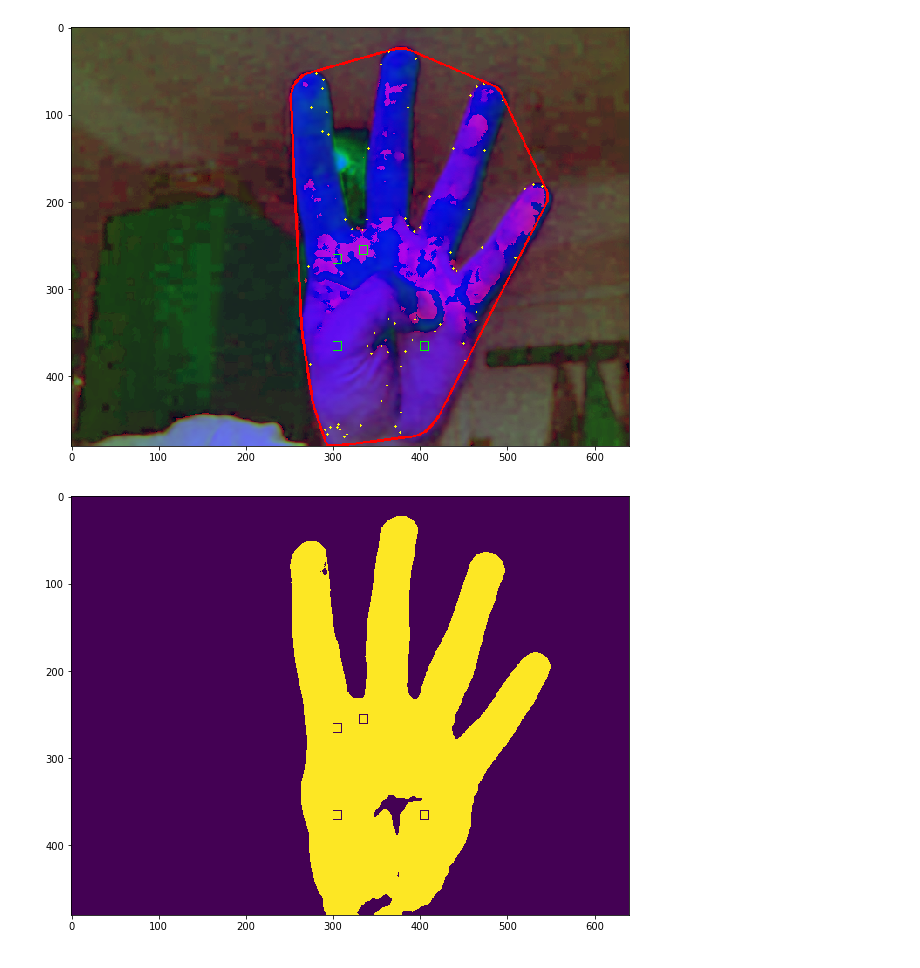
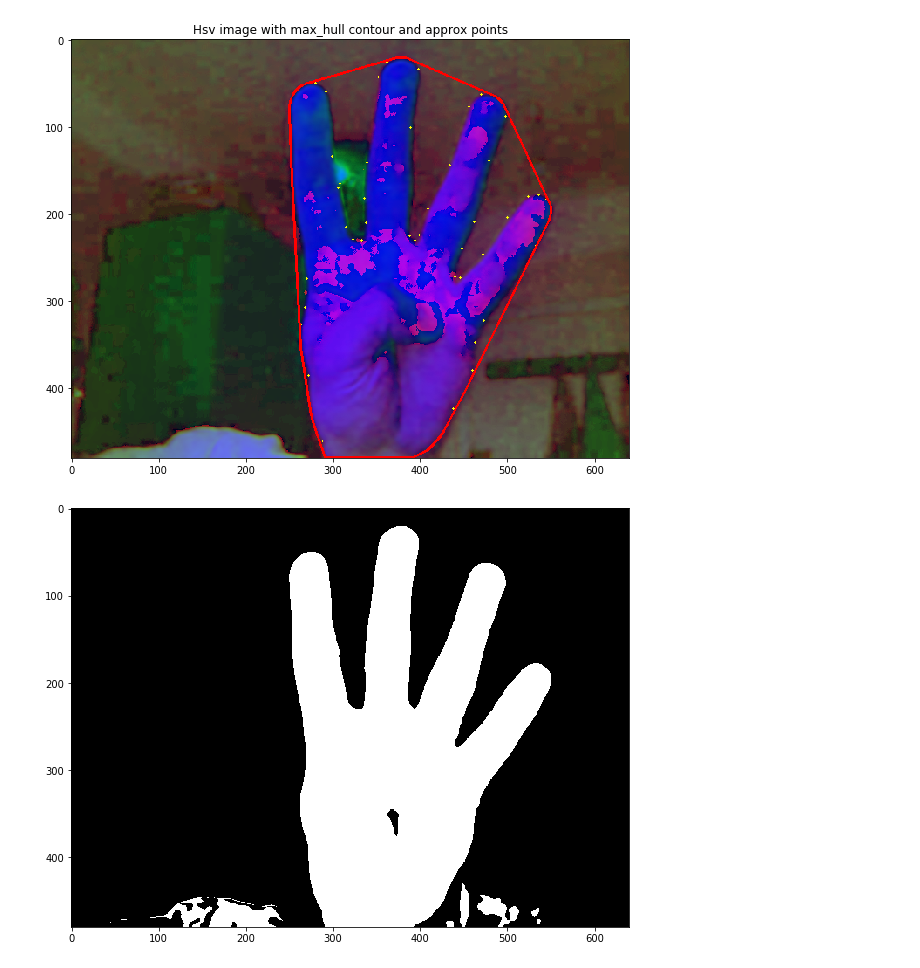
Before and after one commit to vanhry/Count-fingers, a Jupyter notebook: image_process.ipynb, the cells around one changed output. Drawn from its saved outputs; the diff is of its cells as text; code cells hidden in the pictures.

```diff
--- a/image_process.ipynb
+++ b/image_process.ipynb
@@ -11,30 +21,15 @@ from sklearn.cluster import DBSCAN
 # %%
 %%time
 
-image = './memage2.jpg'
-kernel = np.ones((3,3),np.uint8)
-image = cv2.imread(image)
 image2 = image.copy()
 
 image = cv2.GaussianBlur(image,(5,5),cv2.BORDER_DEFAULT)
 image = cv2.cvtColor(image, cv2.COLOR_BGR2HSV)
 
-lower = np.array([0, 0, 130])
-upper = np.array([255, 60, 255])
+lower = np.array([0, 0, 80])
+upper = np.array([255, 120, 255])
 mask = cv2.GaussianBlur(image, (5, 5), 100)
 mask = cv2.inRange(mask, lower, upper)
-
-
-frame3 = image[330:340,250:260]
-cv2.rectangle(image,(330,250),(340,260),(0,255,0))
-frame4 = image[300:310,260:270]
-cv2.rectangle(image,(300 ,260), (310, 270),(0,255,0))
-frame5 = image[300:310,360:370]
-cv2.rectangle(image,(300 ,360), (310, 370),(0,255,0))
-frame6 = image[400:410,360:370]
-cv2.rectangle(image,(400 ,360), (410, 370),(0,255,0))
-# hsv ranges for hand skin
-
 
 contours, _ = cv2.findContours(mask, cv2.RETR_TREE, cv2.CHAIN_APPROX_SIMPLE)
 
@@ -44,9 +39,6 @@ max_hull = cv2.convexHull(max_contour)
 epsilon = 0.001*cv2.arcLength(max_contour,True)
 approx= cv2.approxPolyDP(max_contour,epsilon,True)
 
-lower_skin = np.array([0,0,100], dtype=np.uint8)
-upper_skin = np.array([255,80,255], dtype=np.uint8)
-mask = cv2.inRange(image, lower_skin, upper_skin)
 
 leftmost = max_hull[max_hull[:,:,0].argmin()][0]
 rightmost = max_hull[max_hull[:,:,0].argmax()][0]
@@ -54,14 +46,14 @@ delta = np.linalg.norm(leftmost-rightmost) // 8
 
 center = np.mean(max_hull, axis=0,dtype=np.uint32)
 cx, cy = tuple(center[0])
-cy += 50
+cy += 100
 final = cv2.drawContours(image, approx, -1,(255,255,0), 2)
 
 final = cv2.drawContours(image, [max_hull], -1,(255,0,0), 2)
 plt.figure(figsize=(10,10))
+plt.title("Hsv image with max_hull contour and approx points")
 plt.imshow(final) #cmap='gray', interpolation='nearest')
 plt.figure(figsize=(10,10))
-plt.imshow(mask)
-
-plt.show()
+plt.imshow(mask, cmap='gray')
+plt.imsave('for_masim.png',mask)
 # %% [output]
@@ -68,2 +62,2 @@ plt.show()
-[figure, old version]
+[figure, new version]
-[figure, old version]
+[figure, new version]
```
Also changed, not shown: parts of 20 cells of this notebook.
